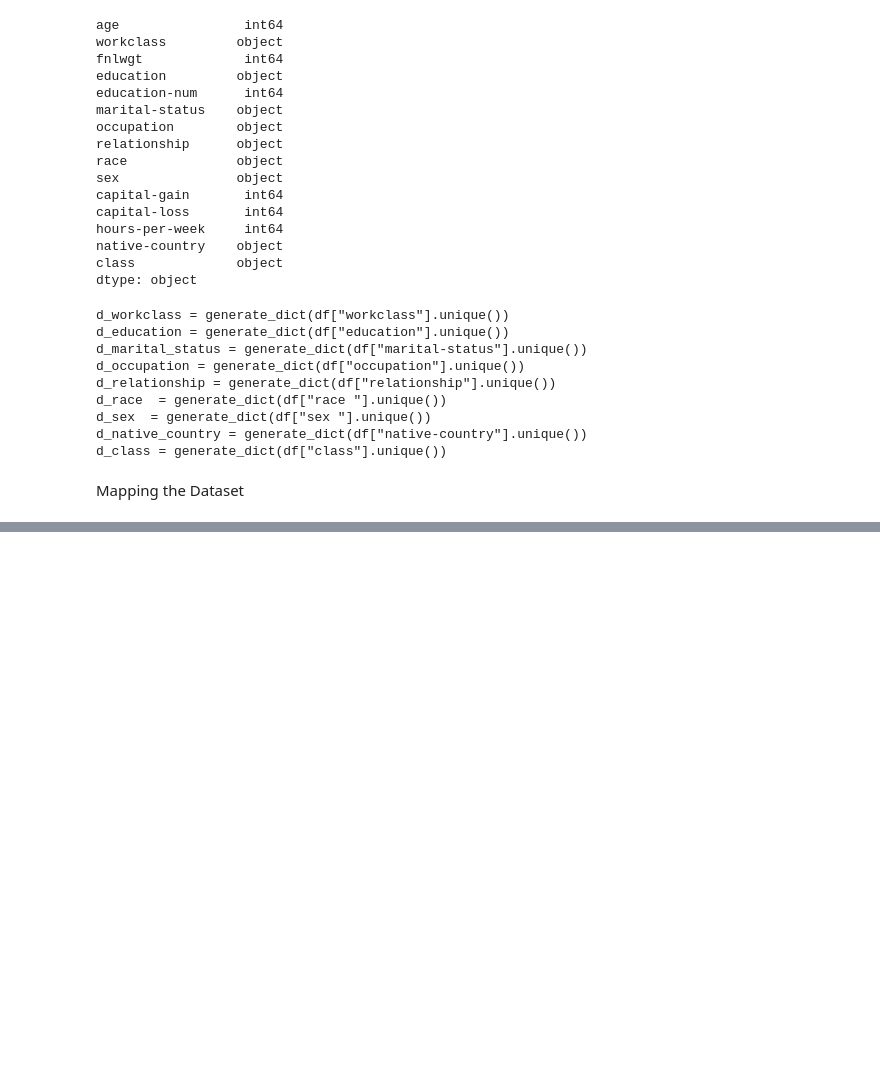
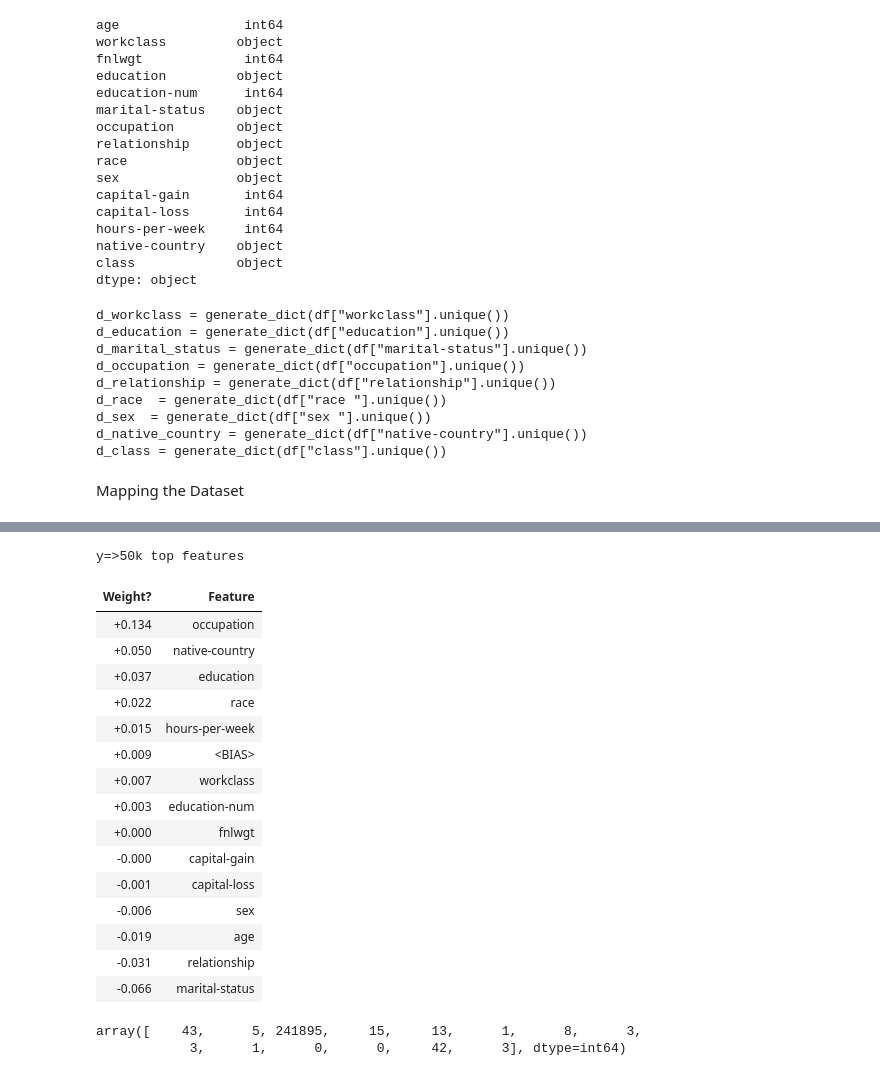
Before and after one commit to AbhishekMaira10/ML-DS-DL, a Jupyter notebook: Machine Learning/salary_prediction/salary_prediction-ml.ipynb, the cells around one changed output, grey strips where cells are left out. Cells and saved outputs as stored; diff of their text form; code cells hidden in the pictures; blank space fills up the shorter version.

```diff
--- a/Machine Learning/salary_prediction/salary_prediction-ml.ipynb
+++ b/Machine Learning/salary_prediction/salary_prediction-ml.ipynb
@@ -105,0 +141,4 @@ df2.to_csv("Adult_Salary_Dataset_2.csv")
+# %%
+# Split dataset
+from sklearn.model_selection import train_test_split
+x_train,x_test,y_train,y_test = train_test_split(X,y,test_size=0.33, random_state=42)
@@ -105,0 +235,31 @@ df2.to_csv("Adult_Salary_Dataset_2.csv")
+# %%
+feature_names = ['age', 'workclass', 'fnlwgt', 'education', 'education-num',
+       'marital-status', 'occupation', 'relationship', 'race', 'sex',
+       'capital-gain', 'capital-loss', 'hours-per-week', 'native-country']
+# %%
+class_names = ["<=50k",">50k"]
+# %%
+eli5.show_weights(logit,feature_names=feature_names,target_names=class_names)
+# %% [output]
+y=>50k top features
+| Weight? | Feature |
+| +0.134 | occupation |
+| +0.050 | native-country |
+| +0.037 | education |
+| +0.022 | race |
+| +0.015 | hours-per-week |
+| +0.009 | <BIAS> |
+| +0.007 | workclass |
+| +0.003 | education-num |
+| +0.000 | fnlwgt |
+| -0.000 | capital-gain |
+| -0.001 | capital-loss |
+| -0.006 | sex |
+| -0.019 | age |
+| -0.031 | relationship |
+| -0.066 | marital-status |
+# %%
+x_test[10]
+# %% [output]
+array([    43,      5, 241895,     15,     13,      1,      8,      3,
+            3,      1,      0,      0,     42,      3], dtype=int64)
```
Also changed, not shown: parts of 28 cells of this notebook, 3 other files.
